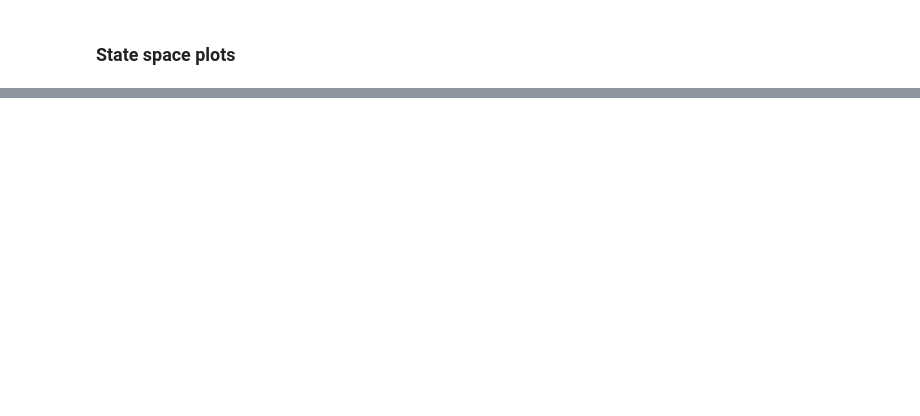
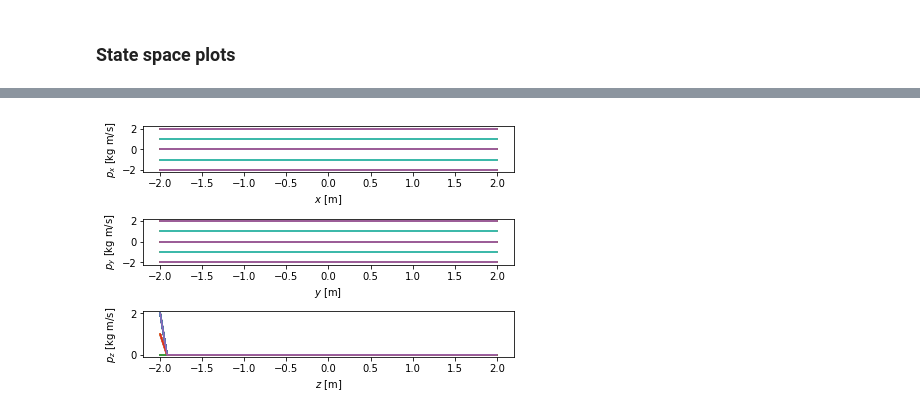
Before and after one commit to williamdparker/classical-mechanics, a Jupyter notebook: template.ipynb, the cells around one changed output, grey strips where cells are left out. Cells and saved outputs as stored; diff of their text form; code cells hidden in the pictures; blank space fills up the shorter version.

```diff
--- a/template.ipynb
+++ b/template.ipynb
@@ -465,3 +559,87 @@ genealized_velocity_labels = [r'$\dot{x}$ [m/s]', r'$\dot{y}$ [m/s]', r'$\dot{z}
+# %%
+import matplotlib.pyplot as plt
+import numpy as np
+
+# Simulation parameters
+standard_gravity = 9.80665  # m/s/s
+number_of_degrees_of_freedom = 3
+object_mass = 5.  # kg
+
+# Initial conditions
+number_of_initial_conditions = 5
+## p_x_0 = {-2, -2+1, ... , -2 + N_initial conditions}
+initial_x_momentum_minimum = -2
+initial_x_momentum_maximum = -initial_x_momentum_minimum
+initial_x_momentum_values = np.linspace(initial_x_momentum_minimum, initial_x_momentum_maximum, number_of_initial_conditions)
+## p_y_0 = {-2, -2+1, ... , -2 + N_initial conditions}
+initial_y_momentum_minimum = -2
+initial_y_momentum_maximum = -initial_y_momentum_minimum
+initial_y_momentum_values = np.linspace(initial_y_momentum_minimum, initial_y_momentum_maximum, number_of_initial_conditions)
+## p_z_0 = {-2, -2+1, ... , -2 + N_initial conditions}
+initial_z_momentum_minimum = -2
+initial_z_momentum_maximum = -initial_z_momentum_minimum
+initial_z_momentum_values = np.linspace(initial_z_momentum_minimum, initial_z_momentum_maximum, number_of_initial_conditions)
+
+# Set up plots
+figure, axes = plt.subplots(number_of_degrees_of_freedom)
+
+# Generalized momentum functions of generalized coordinates
+## p_x
+def p_x(x, p_x_naught=0, x_naught=0, p_y_naught=0, y_naught=0, p_z_naught=0, z_naught=0, mass=0):
+    return p_x_naught
+
+## p_y
+def p_y(y, p_x_naught=0, x_naught=0, p_y_naught=0, y_naught=0, p_z_naught=0, z_naught=0, mass=0):
+    return p_y_naught
+
+## p_z
+def p_z(z, p_x_naught=0, x_naught=0, p_y_naught=0, y_naught=0, p_z_naught=0, z_naught=0, mass=0):
+    energy = (p_x_naught**2 + p_y_naught**2 + p_z_naught**2)/(2*mass) + mass * standard_gravity * z_naught
+    p_z_zero_square = 2*mass*energy - p_x_naught**2 - p_y_naught**2
+    if p_z_zero_square > 2*mass**2*standard_gravity*z:
+        return np.sqrt(p_z_zero_square - 2*mass**2*standard_gravity*z)
+    else:
+        return 0
+
+# Set plot range
+## x
+x_minimum, x_maximum = -2, 2
+x_values = np.linspace(x_minimum, x_maximum)
+## y
+y_minimum, y_maximum = -2, 2
+y_values = np.linspace(y_minimum, y_maximum)
+## z
+z_minimum, z_maximum = -2, 2
+z_values = np.linspace(z_minimum, z_maximum)
+
+# Plot
+for initial_x_momentum in initial_x_momentum_values:
+    for initial_y_momentum in initial_y_momentum_values:
+        for initial_z_momentum in initial_z_momentum_values:
+            p_x_values, p_y_values, p_z_values = [], [], []
+            for x in x_values:
+                p_x_values.append(p_x(x, p_x_naught=initial_x_momentum, x_naught=x_minimum))
+            axes[0].plot(x_values, p_x_values)
+            for y in y_values:
+                p_y_values.append(p_y(y, p_y_naught=initial_y_momentum, y_naught=y_minimum))
+            axes[1].plot(y_values, p_y_values)
+            for z in z_values:
+                p_z_values.append(p_z(z, p_x_naught=initial_x_momentum, p_y_naught=initial_y_momentum, p_z_naught=initial_z_momentum, z_naught=z_minimum, mass=object_mass))
+            axes[2].plot(z_values, p_z_values)
+
+# Set up labels for axes
+generalized_coordinate_labels = [r'$x$ [m]', r'$y$ [m]', r'$z$ [m]']
+generalized_momentum_labels = [r'$p_x$ [kg m/s]', r'$p_y$ [kg m/s]', r'$p_z$ [kg m/s]']
+for variable_index in range(len(generalized_coordinate_labels)):
+    axes[variable_index].set_xlabel(generalized_coordinate_labels[variable_index])
+    axes[variable_index].set_ylabel(generalized_momentum_labels[variable_index])
+
+# Format plot
+figure.tight_layout()  # minimize white space between subplots
+figure.align_labels()  # line up axis labels on subplots
+plt.show()
+# %% [output]
+[figure, added]
 # %% [markdown]
 <a style='text-decoration:none;line-height:16px;display:flex;color:#5B5B62;padding:10px;justify-content:end;' href='https://deepnote.com?utm_source=created-in-deepnote-cell&projectId=54116920-ee1e-4cba-9c74-77c1d3ea31d8' target="_blank">
 <img alt='Created in deepnote.com' style='display:inline;max-height:16px;margin:0px;margin-right:7.5px;' src='embedded-picture-1' > </img>
```
Also changed, not shown: parts of 6 cells of this notebook.
